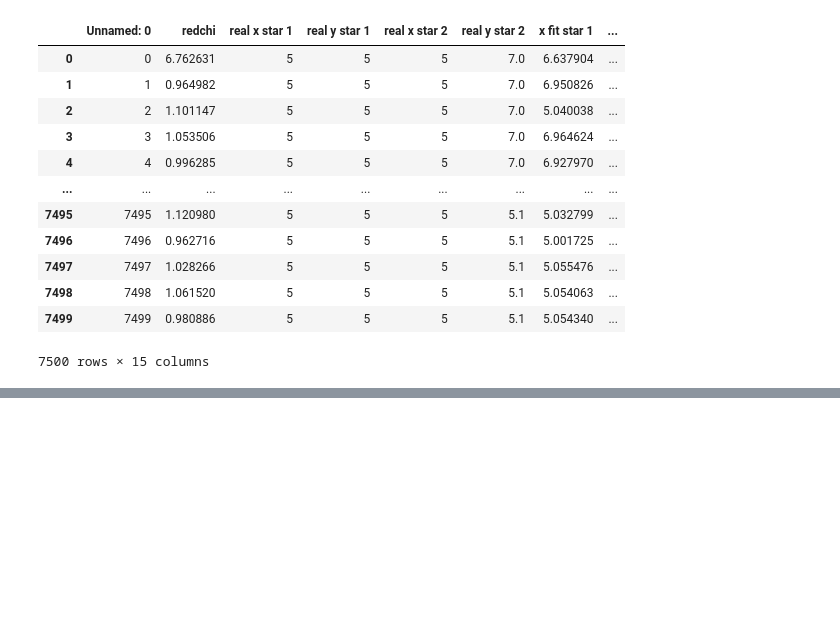
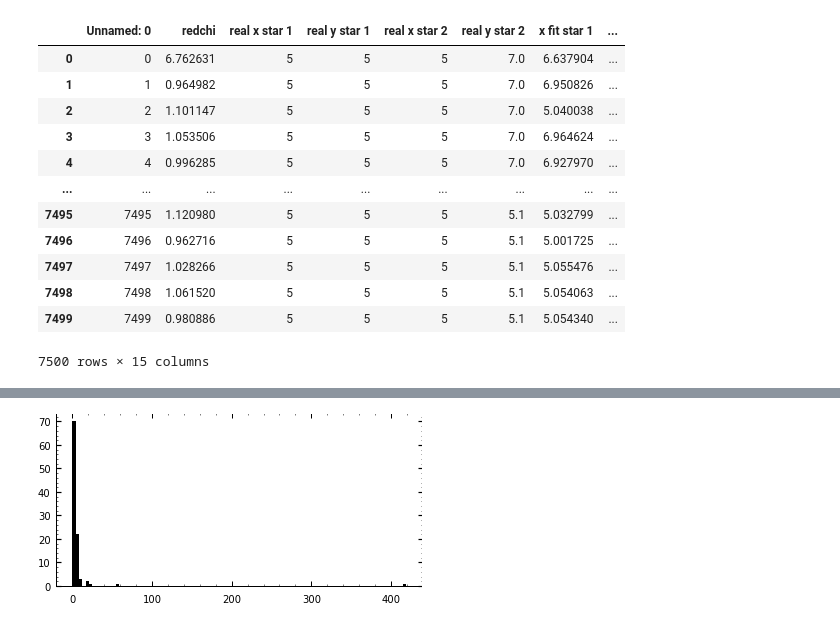
Before and after one commit to Higgins00/AstroResearch, a Jupyter notebook: Simulations.ipynb, the cells around one changed output, grey strips where cells are left out. Drawn from its saved outputs; the diff is of its cells as text; code cells hidden in the pictures; blank space fills up the shorter version.

```diff
--- a/Simulations.ipynb
+++ b/Simulations.ipynb
@@ -3184,0 +3245,8 @@ data
+# %%
+a = 0
+b = 4
+h = np.sqrt((data['x fit star 1'].values[a::15]-data['real y star 2'].values[a::15])**2 + (data['y fit star 1'].values[a::15]-data['real x star 2'].values[a::15])**2)[b::5]#np.sqrt((data['x fit star 1'].values[a::15]-data['real y star 2'].values[a::15])**2 + (data['y fit star 1'].values[a::15]-data['real x star 2'].values[a::15])**2)[b::5]
+# %%
+plt.hist(h,bins=100);
+# %% [output]
+[figure, added]
```
Also changed, not shown: parts of 16 cells of this notebook, 4 other files.
